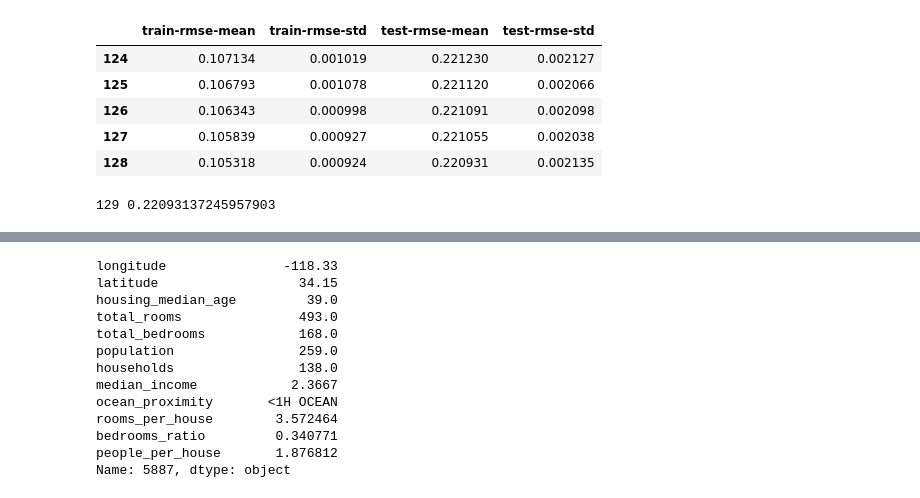
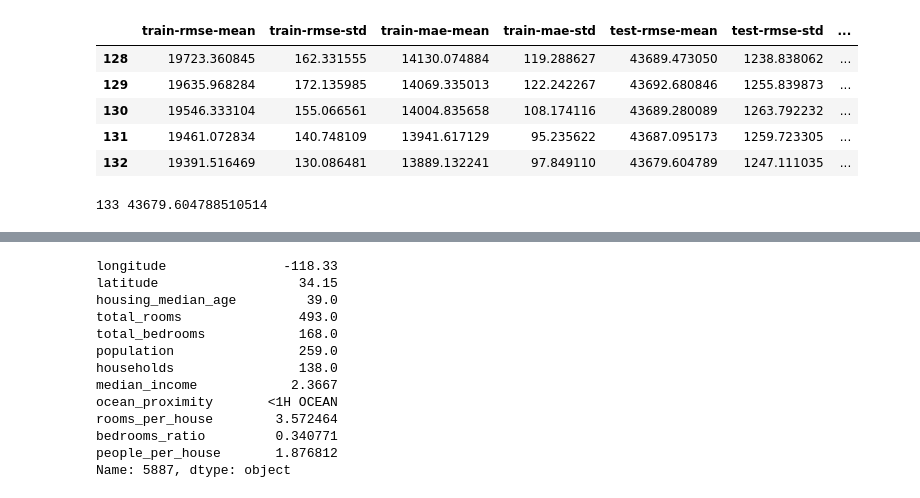
Before and after one commit to CodexploreRepo/machine-learning-101, a Jupyter notebook: notebooks/tutorial/model/regression-xgboost-tutorial.ipynb, the cells around one changed output, grey strips where cells are left out. Saved outputs shown, nothing was run; the diff lists cells and outputs as text; code cells hidden in the pictures.

Commit message:
update study about xgboost

```diff
--- a/notebooks/tutorial/model/regression-xgboost-tutorial.ipynb
+++ b/notebooks/tutorial/model/regression-xgboost-tutorial.ipynb
@@ -29,11 +18,11 @@ housing_df.head()
 # %%
-housing_df["rooms_per_house"] = housing_df["total_rooms"] / housing_df["households"]
-housing_df["bedrooms_ratio"] = housing_df["total_bedrooms"] / housing_df["total_rooms"]
-housing_df["people_per_house"] = housing_df["population"] / housing_df["households"]
+housing_df.loc[:,"rooms_per_house"] = housing_df["total_rooms"] / housing_df["households"]
+housing_df.loc[:,"bedrooms_ratio"] = housing_df["total_bedrooms"] / housing_df["total_rooms"]
+housing_df.loc[:,"people_per_house"] = housing_df["population"] / housing_df["households"]
 # %%
 housing_df = housing_df[~(housing_df["median_house_value"] > 500_000)]
 # %%
-housing_df["income_cat"] = pd.cut(housing_df["median_income"],
+housing_df.loc[:, "income_cat"] = pd.cut(housing_df["median_income"],
                                bins=[0., 1.5, 3.0, 4.5, 6., np.inf],
                                labels=[1, 2, 3, 4, 5])
 X = housing_df.drop("median_house_value", axis=1)
@@ -75,11 +68,11 @@ test_dmatrix = xgb.DMatrix(data = X_test, label = y_test, enable_categorical=Tru
 params = {"objective": "reg:squarederror",
           "tree_method": "hist" # gpu_hist to enable GPU
 }
-
+num_boost_round = 5000
 # Uses xgb.train instead of XGBRegressor, making it compatible with DMatrix.
 xgb_r = xgb.train(params = params,
                   dtrain = train_dmatrix,
-                  num_boost_round = 1000 # for number of boosting rounds. Internally, XGBoost minimizes the loss function RMSE in small incremental rounds
+                  num_boost_round = num_boost_round # for number of boosting rounds. Internally, XGBoost minimizes the loss function RMSE in small incremental rounds
 )
 # %%
 # ===== 4. Make Predictions (Exponentiate back) =====
@@ -89,0 +90,12 @@ print(root_mean_squared_error(y_test, y_pred)) # 41602.84279031341
+# %%
+# evaluation on both train & test set
+evals = [(train_dmatrix, "train"), (test_dmatrix, "validation")]
+
+model = xgb.train(
+   params=params,
+   dtrain=train_dmatrix,
+   num_boost_round=num_boost_round,
+   evals=evals,
+   verbose_eval=50, # print evaluation metrics every 50 rounds
+   early_stopping_rounds=50 # automatically stop the training if validation loss doesn't improve for 50 consecutive rounds.
+)
@@ -90,18 +112,19 @@ print(root_mean_squared_error(y_test, y_pred)) # 41602.84279031341
 # %%
 results = xgb.cv(
    params, train_dmatrix,
-   num_boost_round=1000,
+   num_boost_round=num_boost_round,
+   metrics=["rmse", "mae"],
    nfold=5,
-   early_stopping_rounds=20
+   early_stopping_rounds=50
 )
 results.tail()
 # %% [output]
-|  | train-rmse-mean | train-rmse-std | test-rmse-mean | test-rmse-std |
-| 124 | 0.107134 | 0.001019 | 0.221230 | 0.002127 |
-| 125 | 0.106793 | 0.001078 | 0.221120 | 0.002066 |
-| 126 | 0.106343 | 0.000998 | 0.221091 | 0.002098 |
-| 127 | 0.105839 | 0.000927 | 0.221055 | 0.002038 |
-| 128 | 0.105318 | 0.000924 | 0.220931 | 0.002135 |
+|  | train-rmse-mean | train-rmse-std | train-mae-mean | train-mae-std | test-rmse-mean | test-rmse-std | ... |
+| 128 | 19723.360845 | 162.331555 | 14130.074884 | 119.288627 | 43689.473050 | 1238.838062 | ... |
+| 129 | 19635.968284 | 172.135985 | 14069.335013 | 122.242267 | 43692.680846 | 1255.839873 | ... |
+| 130 | 19546.333104 | 155.066561 | 14004.835658 | 108.174116 | 43689.280089 | 1263.792232 | ... |
+| 131 | 19461.072834 | 140.748109 | 13941.617129 | 95.235622 | 43687.095173 | 1259.723305 | ... |
+| 132 | 19391.516469 | 130.086481 | 13889.132241 | 97.849110 | 43679.604789 | 1247.111035 | ... |
 # %%
 # It has the same number of rows as the number of boosting rounds
 # Each row is the average metrics of all splits (folds) for that round.
@@ -109,4 +132,4 @@ best_num_boost_round = results.shape[0]
 best_rmse = results['test-rmse-mean'].min()
 print(best_num_boost_round, best_rmse) # 41602.84279031341
 # %% [output]
-129 0.22093137245957903
+133 43679.604788510514
```
Also changed, not shown: parts of 19 cells of this notebook, 3 other files.
